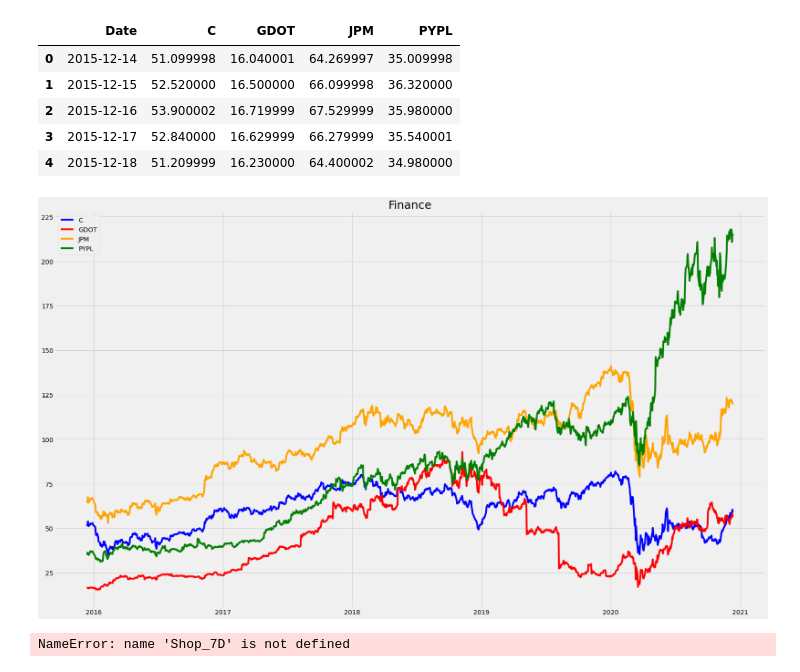
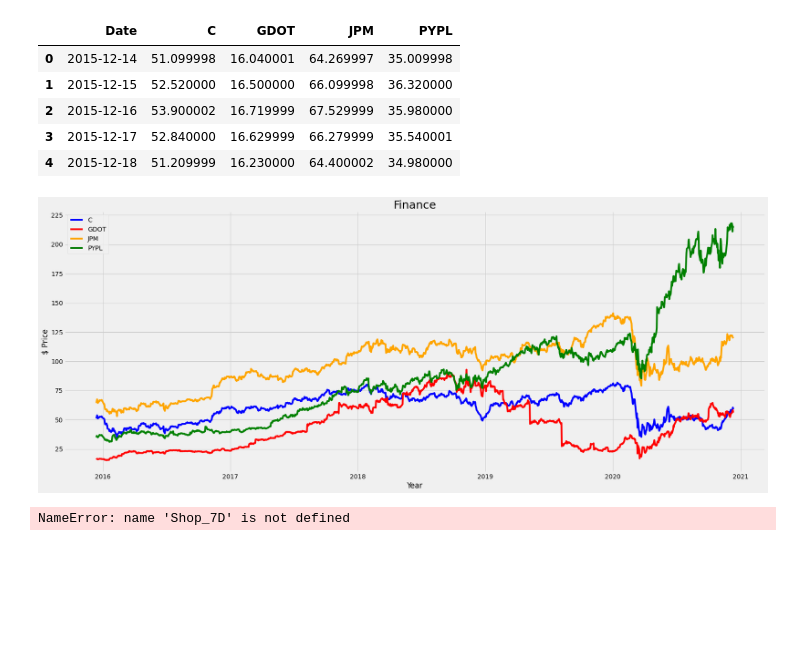
Before and after one commit to aau-vasak/capstone_project, a Jupyter notebook: EDA.ipynb, the cells around one changed output. Cells and saved outputs as stored; diff of their text form; code cells hidden in the pictures; blank space fills up the shorter version.

```diff
--- a/EDA.ipynb
+++ b/EDA.ipynb
@@ -233,15 +235,17 @@ finance.head()
 # %%
 finance['Date']=pd.to_datetime(finance['Date'])
 finance.set_index('Date',inplace=True)
 plt.plot('C', color='blue', data=finance, label='C')
 plt.plot('GDOT', color='red', data=finance, label='GDOT')
 plt.plot('JPM', color='orange', data=finance, label='JPM')
 plt.plot('PYPL', color='green', data=finance, label='PYPL')
 plt.legend(loc='upper left')
+plt.xlabel("Year")
+plt.ylabel("$ Price")
 plt.title('Finance', fontsize=25)
 plt.show()
 # %% [output]
-[figure, old version]
+[figure, new version]
 # %%
 # x = SHOP['Date']
 # y1 = SHOP['Open']
```
Also changed, not shown: parts of 2 cells of this notebook, 3 other files.
